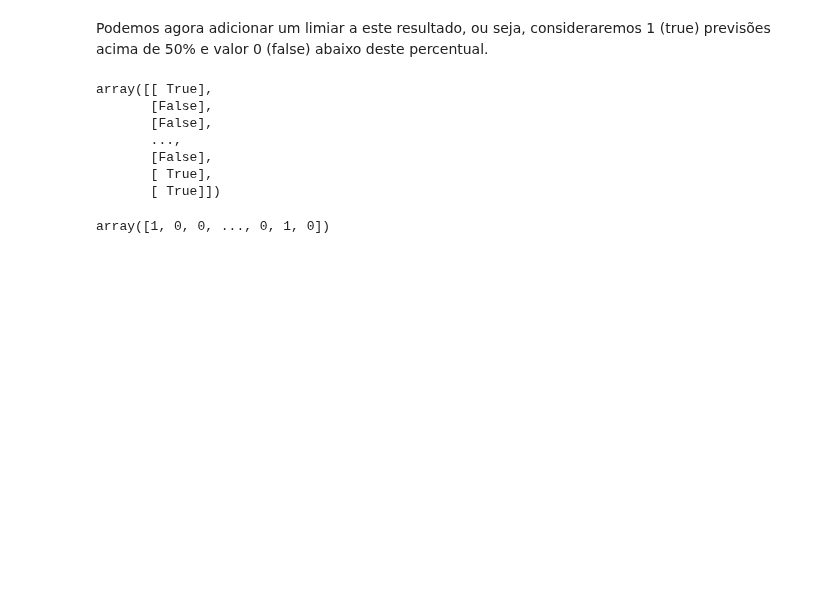
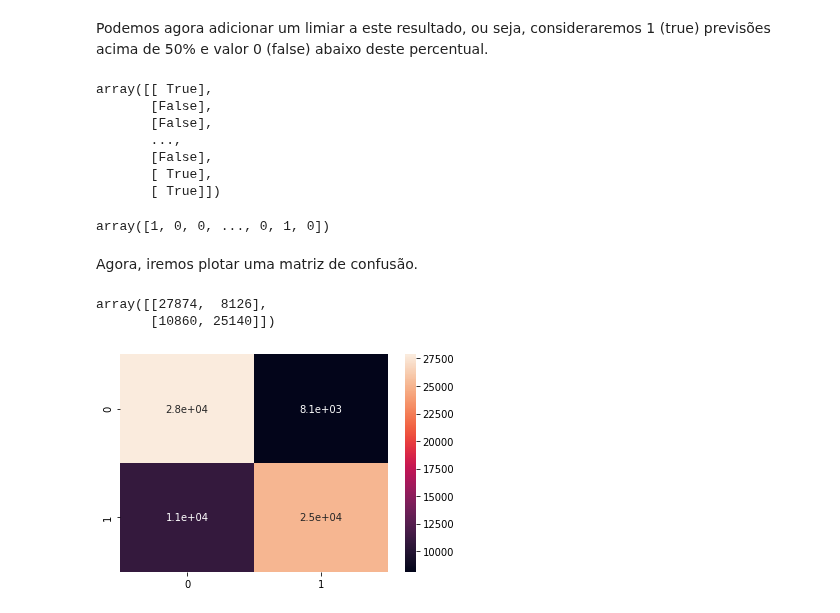
Before and after one commit to Mario-RJunior/classificador-sentimento-NLP, a Jupyter notebook: classificador_sentimento_RNC.ipynb, the cells around one changed output. Saved outputs shown, nothing was run; the diff lists cells and outputs as text; code cells hidden in the pictures; blank space fills up the shorter version.

Commit message:
Inserindo a matriz de confusão

```diff
--- a/classificador_sentimento_RNC.ipynb
+++ b/classificador_sentimento_RNC.ipynb
@@ -635,3 +635,20 @@ array([[ True],
 test_labels
 # %% [output]
 array([1, 0, 0, ..., 0, 1, 0])
+# %% [markdown]
+Agora, iremos plotar uma matriz de confusão.
+# %%
+# Importando a biblioteca
+from sklearn.metrics import confusion_matrix
+
+# Criando a matriz de confusao
+cm = confusion_matrix(test_labels, y_pred_test)
+cm
+# %% [output]
+array([[27874,  8126],
+       [10860, 25140]])
+# %%
+# Plotando a matriz de confusão
+sns.heatmap(cm, annot=True);
+# %% [output]
+[figure, added]
```
